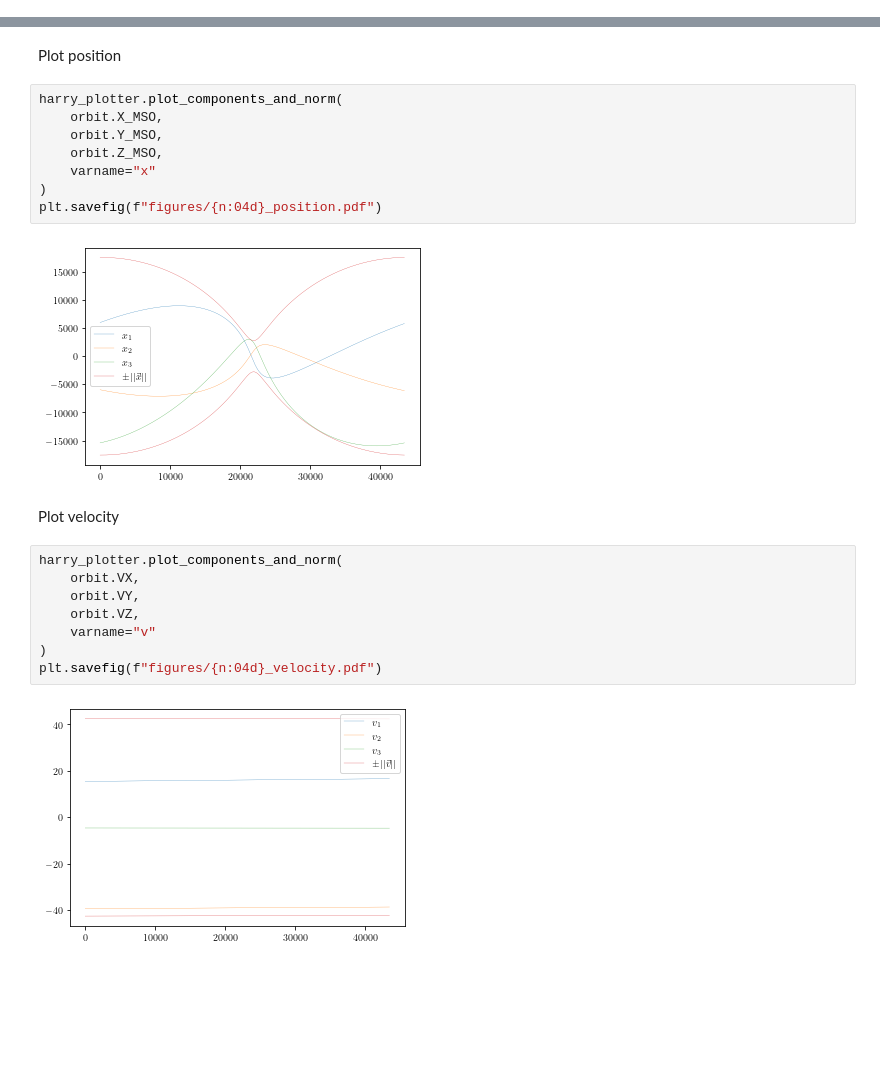
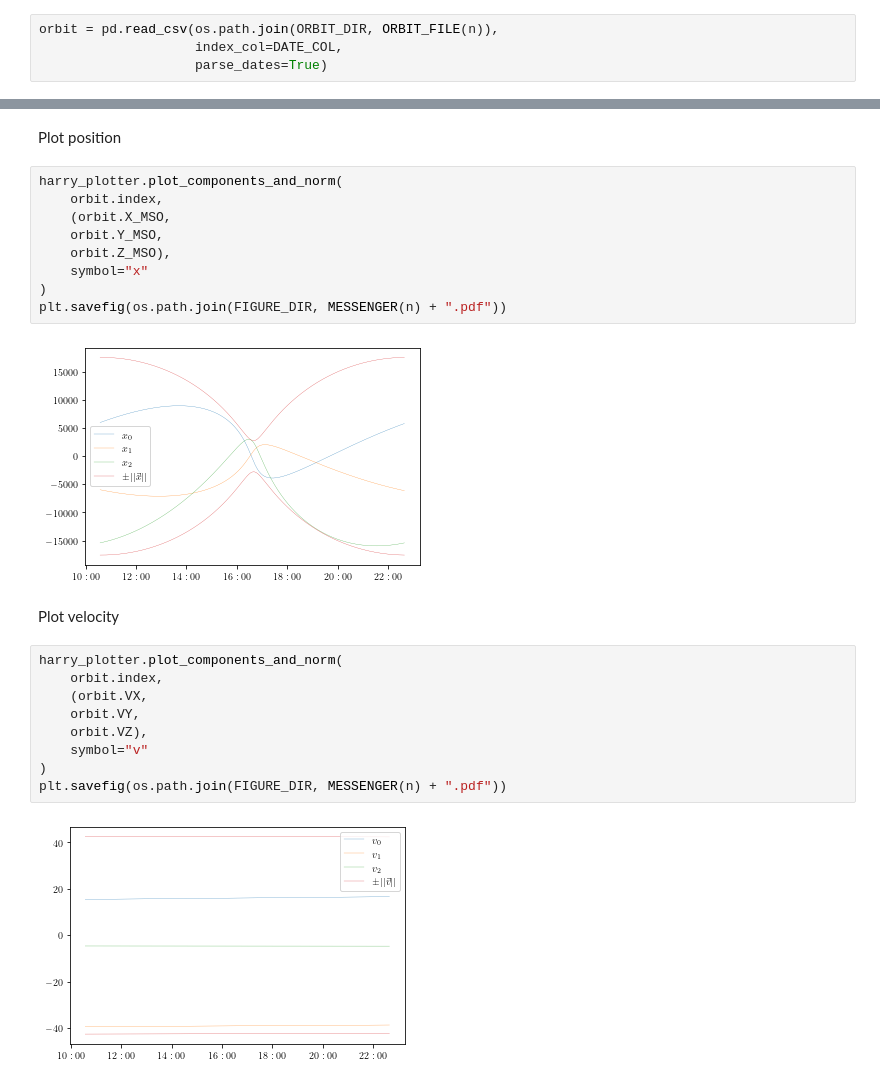
Before and after one commit to nkirschi/Freddie, a Jupyter notebook: data_exploration.ipynb, the cells around one changed output, grey strips where cells are left out. Saved outputs shown, nothing was run; the diff lists cells and outputs as text; blank space fills up the shorter version.

```diff
--- a/data_exploration.ipynb
+++ b/data_exploration.ipynb
@@ -17,3 +14,7 @@ orbit = pd.read_csv(f"orbits/messenger-{n:04d}.csv")
+# %%
+orbit = pd.read_csv(os.path.join(ORBIT_DIR, ORBIT_FILE(n)),
+                    index_col=DATE_COL,
+                    parse_dates=True)
 # %% [markdown]
 Peek into the data
 # %%
@@ -71,23 +73,25 @@ plt.savefig(f"figures/{n:04d}_magnetic.pdf")
 Plot position
 # %%
 harry_plotter.plot_components_and_norm(
-    orbit.X_MSO,
+    orbit.index,
+    (orbit.X_MSO,
     orbit.Y_MSO,
-    orbit.Z_MSO,
-    varname="x"
+    orbit.Z_MSO),
+    symbol="x"
 )
-plt.savefig(f"figures/{n:04d}_position.pdf")
+plt.savefig(os.path.join(FIGURE_DIR, MESSENGER(n) + ".pdf"))
 # %% [output]
-[figure, old version]
+[figure, new version]
 # %% [markdown]
 Plot velocity
 # %%
 harry_plotter.plot_components_and_norm(
-    orbit.VX,
+    orbit.index,
+    (orbit.VX,
     orbit.VY,
-    orbit.VZ,
-    varname="v"
+    orbit.VZ),
+    symbol="v"
 )
-plt.savefig(f"figures/{n:04d}_velocity.pdf")
+plt.savefig(os.path.join(FIGURE_DIR, MESSENGER(n) + ".pdf"))
 # %% [output]
-[figure, old version]
+[figure, new version]
```
Also changed, not shown: parts of 8 cells of this notebook.
